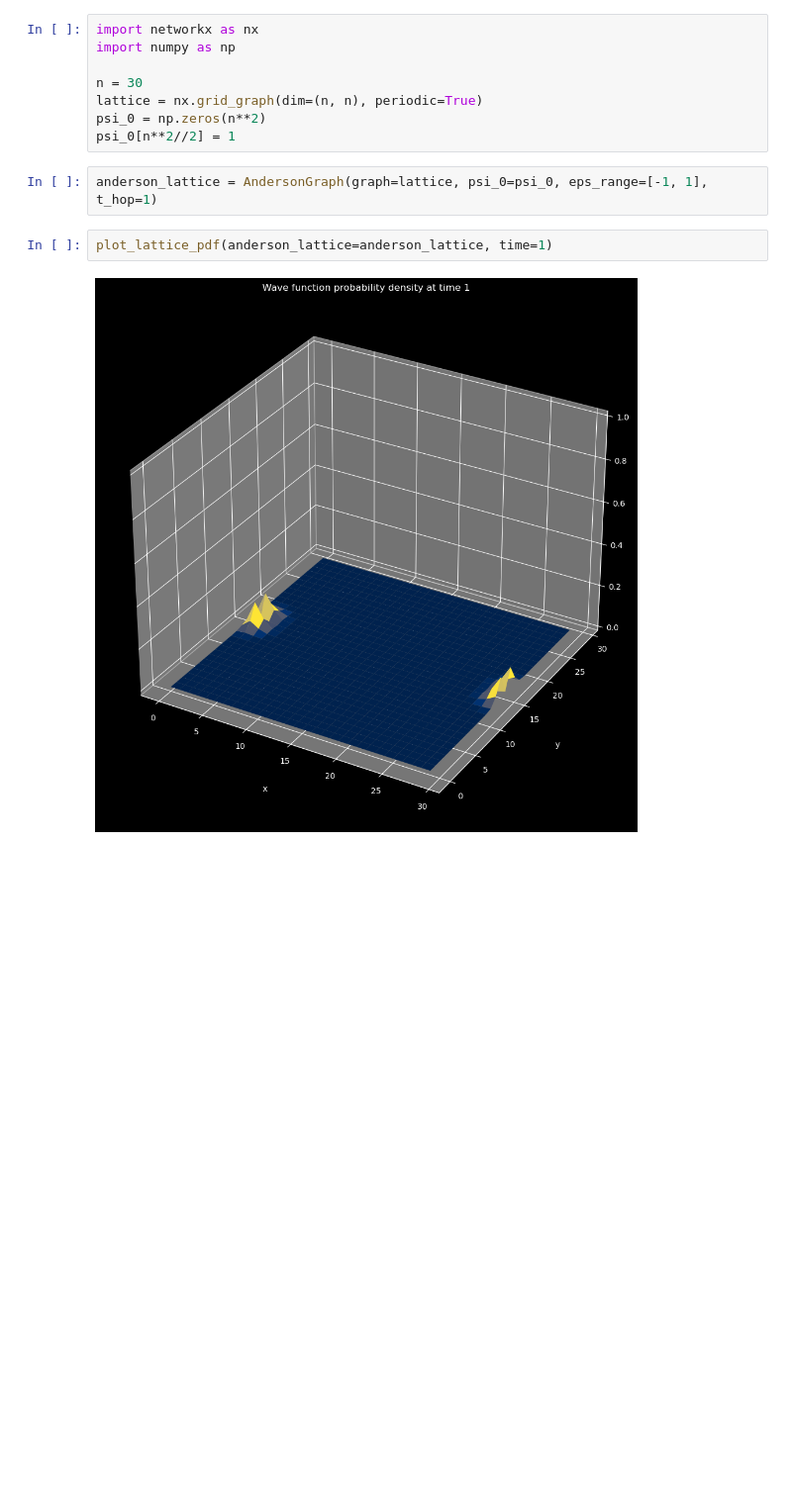
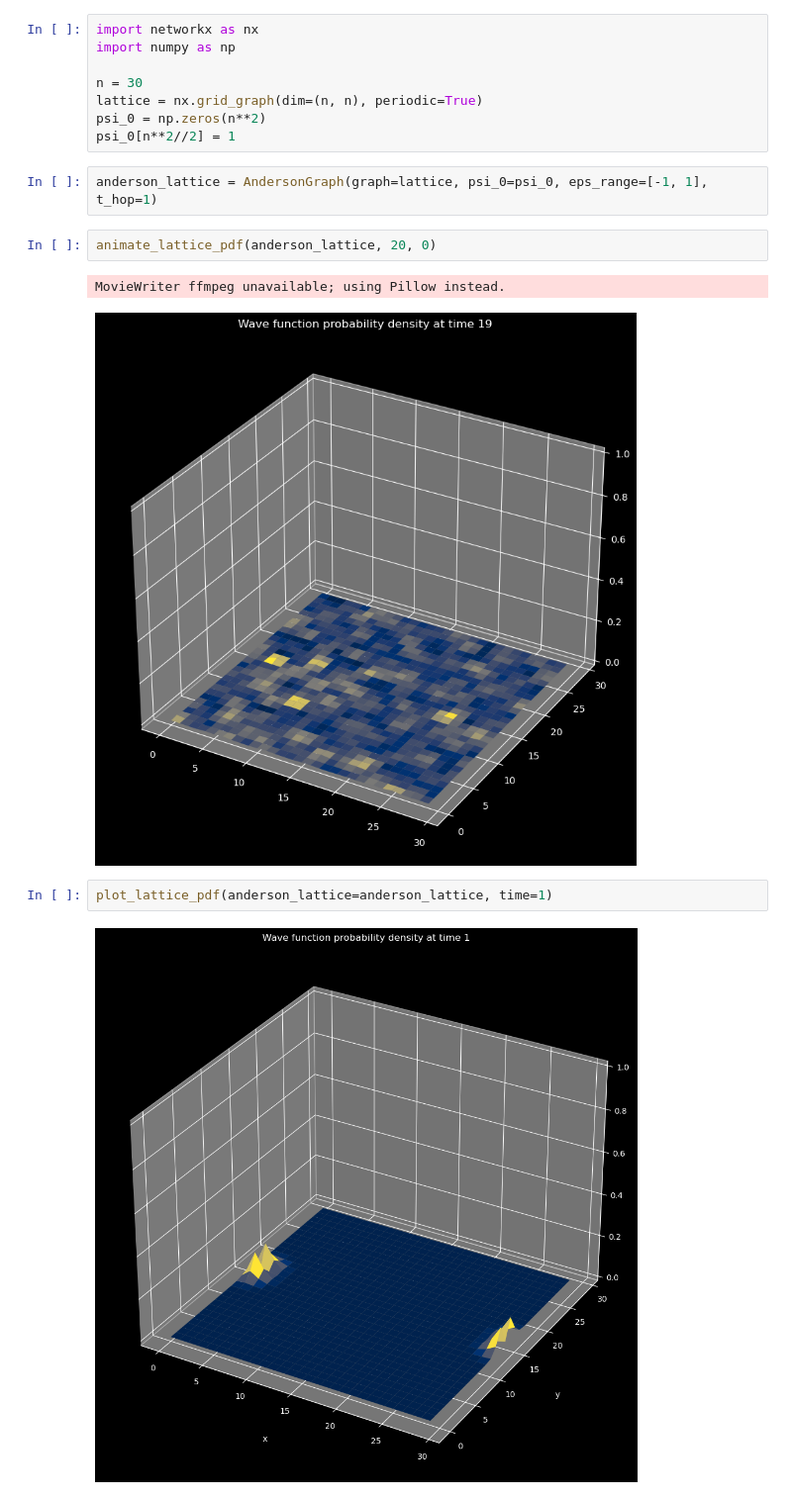
Before and after one commit to ravikoka/qgraph, a Jupyter notebook: refactor_classes.ipynb, the cells around one changed output. Shown at 99% size. Saved outputs shown, nothing was run; the diff lists cells and outputs as text; blank space fills up the shorter version.

```diff
--- a/refactor_classes.ipynb
+++ b/refactor_classes.ipynb
@@ -18,6 +18,11 @@ psi_0 = np.zeros(n**2)
 psi_0[n**2//2] = 1
 # %%
 anderson_lattice = AndersonGraph(graph=lattice, psi_0=psi_0, eps_range=[-1, 1], t_hop=1)
+# %%
+animate_lattice_pdf(anderson_lattice, 20, 0)
+# %% [output]
+MovieWriter ffmpeg unavailable; using Pillow instead.
+[figure, added]
 # %%
 plot_lattice_pdf(anderson_lattice=anderson_lattice, time=1)
 # %% [output]
```
Also changed, not shown: 1 other file.
